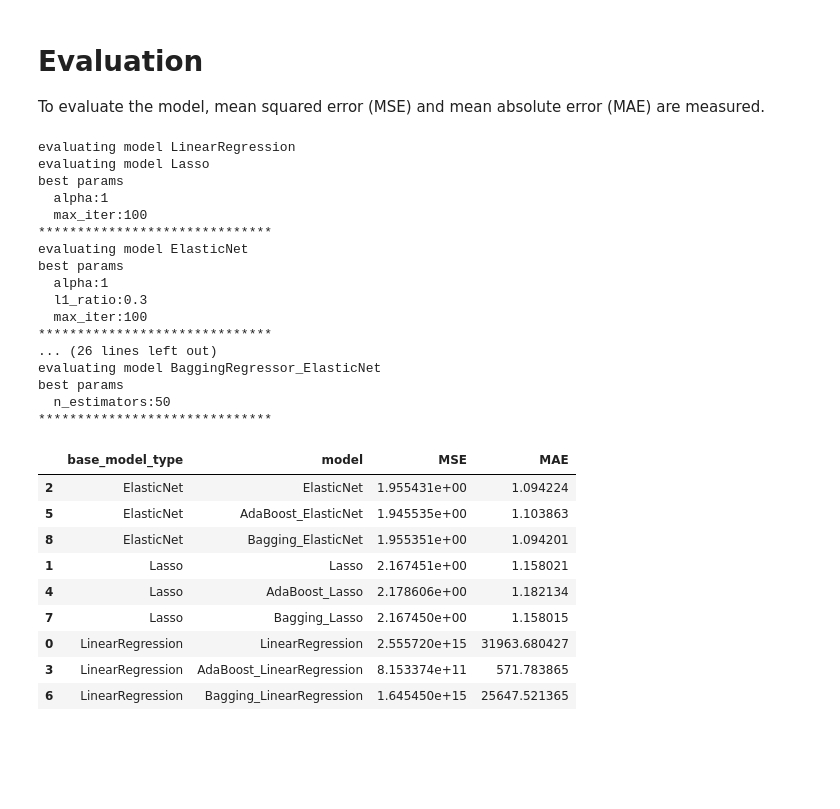
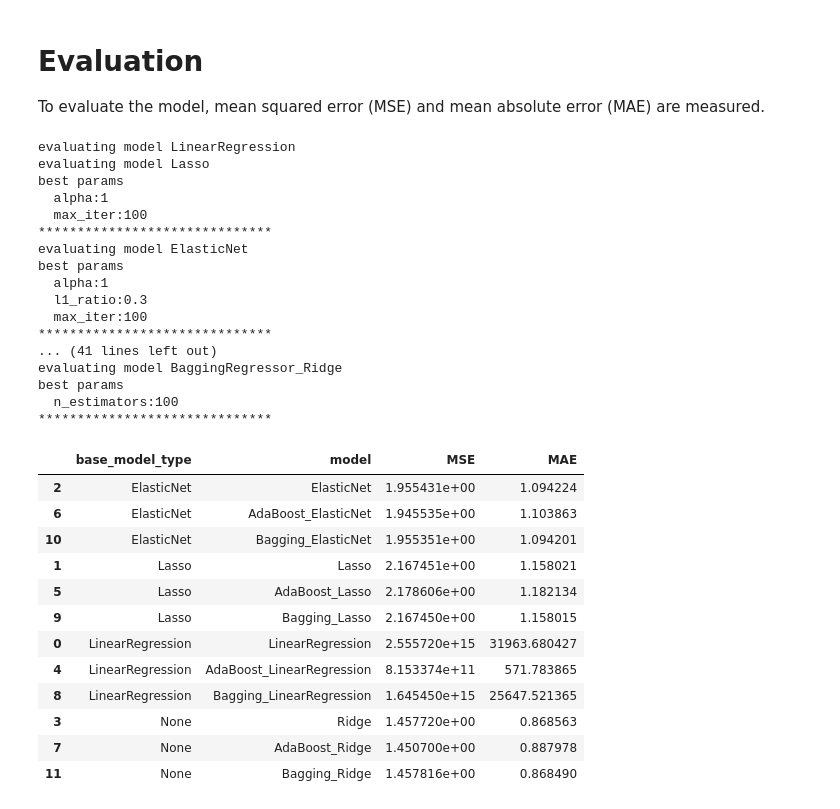
Before and after one commit to oathaha/data-science-portfolio, a Jupyter notebook: Toloka-task-completion-prediction/script/evaluate.ipynb, the cells around one changed output. Cells and saved outputs as stored; diff of their text form; code cells hidden in the pictures; blank space fills up the shorter version.

```diff
--- a/Toloka-task-completion-prediction/script/evaluate.ipynb
+++ b/Toloka-task-completion-prediction/script/evaluate.ipynb
@@ -80,7 +80,7 @@ def evaluate(model_name):
 
     return result_dict
 # %%
-model_names = ['LinearRegression', 'Lasso', 'ElasticNet', 'AdaBoostRegressor_LinearRegression', 'AdaBoostRegressor_Lasso', 'AdaBoostRegressor_ElasticNet', 'BaggingRegressor_LinearRegression', 'BaggingRegressor_Lasso', 'BaggingRegressor_ElasticNet']
+model_names = ['LinearRegression', 'Lasso', 'ElasticNet', 'Ridge', 'AdaBoostRegressor_LinearRegression', 'AdaBoostRegressor_Lasso', 'AdaBoostRegressor_ElasticNet', 'AdaBoostRegressor_Ridge', 'BaggingRegressor_LinearRegression', 'BaggingRegressor_Lasso', 'BaggingRegressor_ElasticNet', 'BaggingRegressor_Ridge']
 
 result_list = []
 
@@ -101,34 +101,39 @@ best params
   l1_ratio:0.3
   max_iter:100
 ******************************
-... (26 lines left out)
-evaluating model BaggingRegressor_ElasticNet
+... (41 lines left out)
+evaluating model BaggingRegressor_Ridge
 best params
-  n_estimators:50
+  n_estimators:100
 ******************************
 # %%
 def get_base_model_type(s):
     if s.endswith('LinearRegression'):
         return 'LinearRegression'
     elif s.endswith('Lasso'):
         return 'Lasso'
     elif s.endswith('ElasticNet'):
         return 'ElasticNet'
+    else:
+        return 'Ridge'
 
 result_df = pd.DataFrame(result_list)
 result_df['base_model_type'] = result_df['model'].apply(lambda x: get_base_model_type(x))
 result_df = result_df.sort_values(by = 'base_model_type')
 result_df = result_df[['base_model_type', 'model', 'MSE', 'MAE']]
 result_df
 # result_df = pd.melt(result_df, id_vars='model')
 # %% [output]
 |  | base_model_type | model | MSE | MAE |
 | 2 | ElasticNet | ElasticNet | 1.955431e+00 | 1.094224 |
-| 5 | ElasticNet | AdaBoost_ElasticNet | 1.945535e+00 | 1.103863 |
-| 8 | ElasticNet | Bagging_ElasticNet | 1.955351e+00 | 1.094201 |
+| 6 | ElasticNet | AdaBoost_ElasticNet | 1.945535e+00 | 1.103863 |
+| 10 | ElasticNet | Bagging_ElasticNet | 1.955351e+00 | 1.094201 |
 | 1 | Lasso | Lasso | 2.167451e+00 | 1.158021 |
-| 4 | Lasso | AdaBoost_Lasso | 2.178606e+00 | 1.182134 |
-| 7 | Lasso | Bagging_Lasso | 2.167450e+00 | 1.158015 |
+| 5 | Lasso | AdaBoost_Lasso | 2.178606e+00 | 1.182134 |
+| 9 | Lasso | Bagging_Lasso | 2.167450e+00 | 1.158015 |
 | 0 | LinearRegression | LinearRegression | 2.555720e+15 | 31963.680427 |
-| 3 | LinearRegression | AdaBoost_LinearRegression | 8.153374e+11 | 571.783865 |
-| 6 | LinearRegression | Bagging_LinearRegression | 1.645450e+15 | 25647.521365 |
+| 4 | LinearRegression | AdaBoost_LinearRegression | 8.153374e+11 | 571.783865 |
+| 8 | LinearRegression | Bagging_LinearRegression | 1.645450e+15 | 25647.521365 |
+| 3 | None | Ridge | 1.457720e+00 | 0.868563 |
+| 7 | None | AdaBoost_Ridge | 1.450700e+00 | 0.887978 |
+| 11 | None | Bagging_Ridge | 1.457816e+00 | 0.868490 |
```
Also changed, not shown: parts of 2 cells of this notebook, 16 other files.
